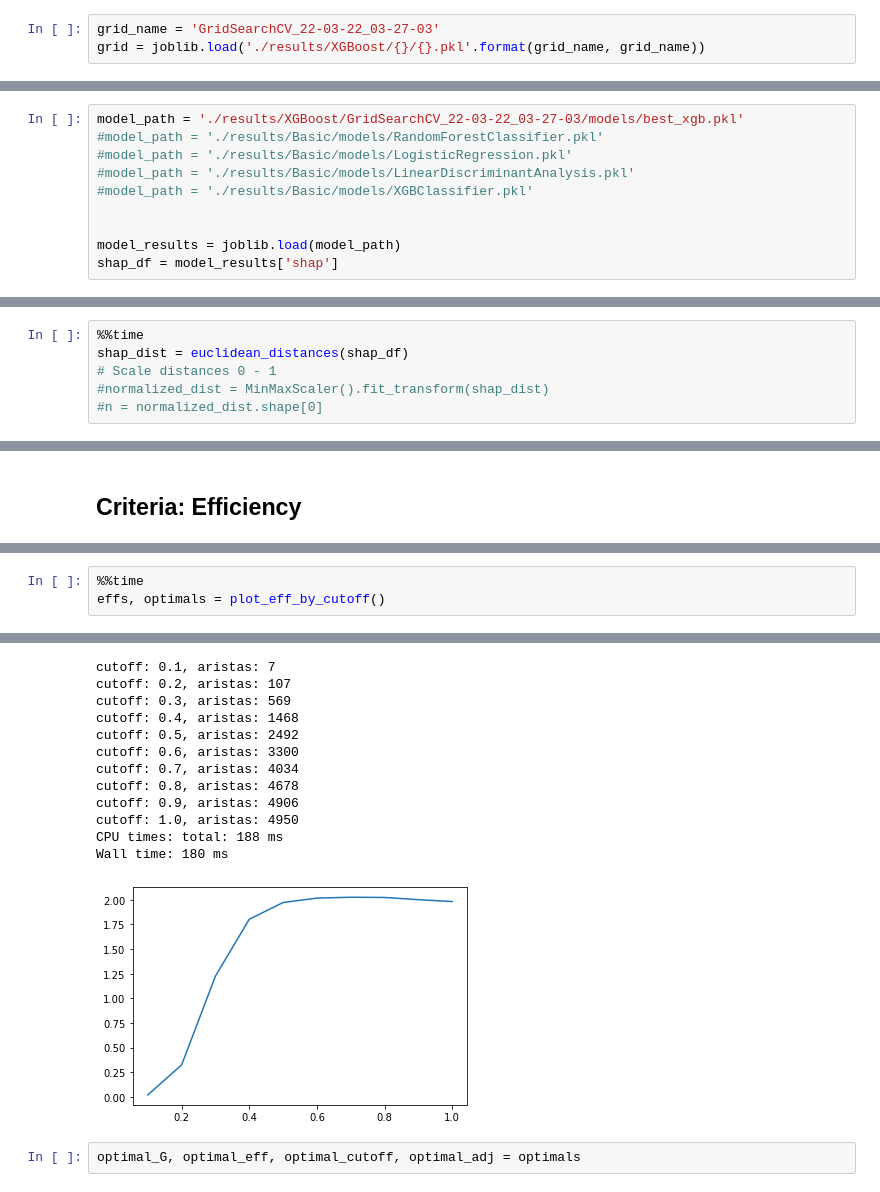
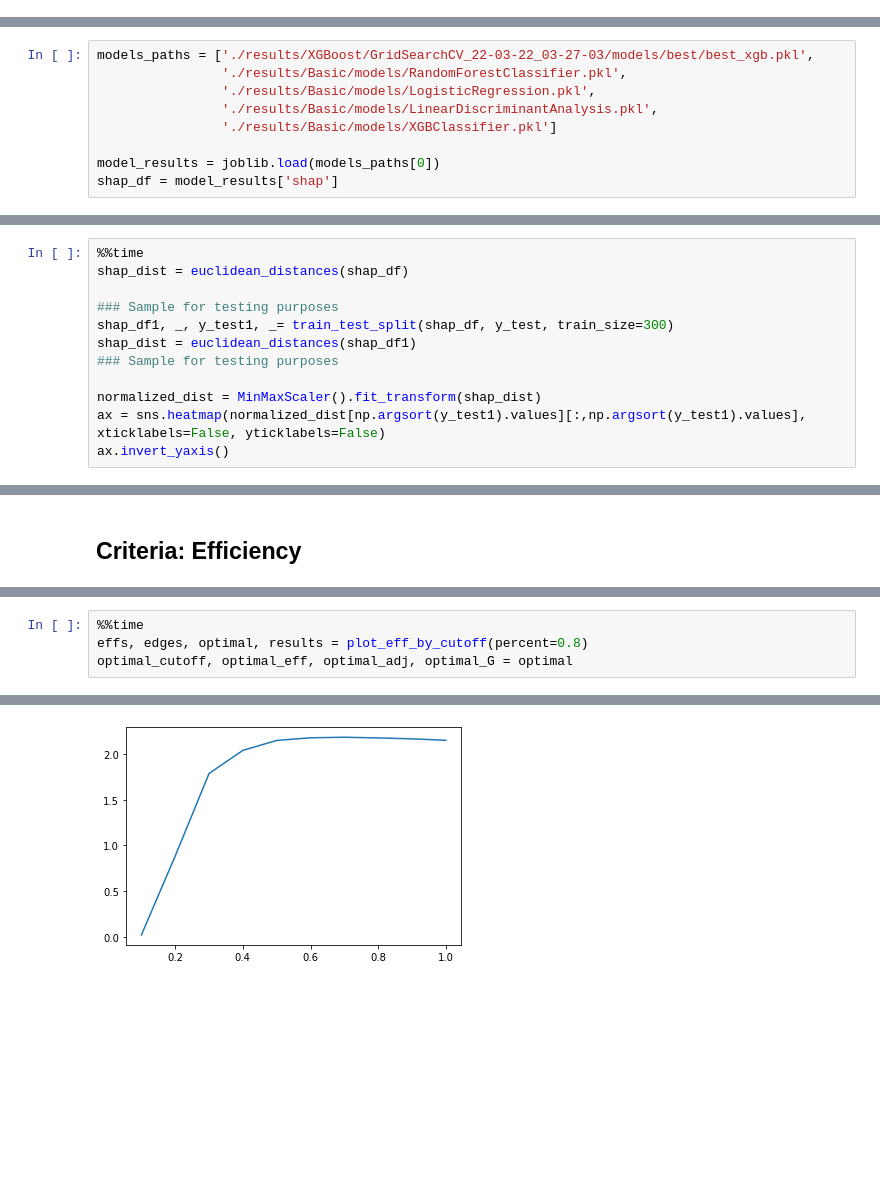
Before and after one commit to AzaelCC/Credit-Risk-Explainable-ML, a Jupyter notebook: src/ECAI_ExplainabilityAnalysis.ipynb, the cells around one changed output, grey strips where cells are left out. Cells and saved outputs as stored; diff of their text form; blank space fills up the shorter version.

```diff
--- a/src/ECAI_ExplainabilityAnalysis.ipynb
+++ b/src/ECAI_ExplainabilityAnalysis.ipynb
@@ -24,6 +25,3 @@ y = dataset.loc[:, 'status']
 
 # Split
 X_train, X_test, y_train, y_test = train_test_split(X, y, test_size=.2, random_state=seed, stratify=y)
-# %%
-grid_name = 'GridSearchCV_22-03-22_03-27-03'
-grid = joblib.load('./results/XGBoost/{}/{}.pkl'.format(grid_name, grid_name))
@@ -32,12 +28,11 @@ pandas.Int64Index is deprecated and will be removed from pandas in a future vers
 # %%
-model_path = './results/XGBoost/GridSearchCV_22-03-22_03-27-03/models/best_xgb.pkl'
-#model_path = './results/Basic/models/RandomForestClassifier.pkl'
-#model_path = './results/Basic/models/LogisticRegression.pkl'
-#model_path = './results/Basic/models/LinearDiscriminantAnalysis.pkl'
-#model_path = './results/Basic/models/XGBClassifier.pkl'
+models_paths = ['./results/XGBoost/GridSearchCV_22-03-22_03-27-03/models/best/best_xgb.pkl',
+                './results/Basic/models/RandomForestClassifier.pkl',
+                './results/Basic/models/LogisticRegression.pkl',
+                './results/Basic/models/LinearDiscriminantAnalysis.pkl',
+                './results/Basic/models/XGBClassifier.pkl']
 
-
-model_results = joblib.load(model_path)
+model_results = joblib.load(models_paths[0])
 shap_df = model_results['shap']
 # %% [markdown]
 ## Graph representation
@@ -50,7 +45,13 @@ import seaborn as sns
 # %%
 %%time
 shap_dist = euclidean_distances(shap_df)
-# Scale distances 0 - 1
-#normalized_dist = MinMaxScaler().fit_transform(shap_dist)
-#n = normalized_dist.shape[0]
+
+### Sample for testing purposes
+shap_df1, _, y_test1, _= train_test_split(shap_df, y_test, train_size=300)
+shap_dist = euclidean_distances(shap_df1)
+### Sample for testing purposes
+
+normalized_dist = MinMaxScaler().fit_transform(shap_dist)
+ax = sns.heatmap(normalized_dist[np.argsort(y_test1).values][:,np.argsort(y_test1).values], xticklabels=False, yticklabels=False)
+ax.invert_yaxis()
 # %% [output]
@@ -174,4 +153,5 @@ effs
 # %%
 %%time
-effs, optimals = plot_eff_by_cutoff()
+effs, edges, optimal, results = plot_eff_by_cutoff(percent=0.8)
+optimal_cutoff, optimal_eff, optimal_adj, optimal_G = optimal
 # %% [output]
@@ -180,15 +161 @@ divide by zero encountered in true_divide
-cutoff: 0.1, aristas: 7
-cutoff: 0.2, aristas: 107
-cutoff: 0.3, aristas: 569
-cutoff: 0.4, aristas: 1468
-cutoff: 0.5, aristas: 2492
-cutoff: 0.6, aristas: 3300
-cutoff: 0.7, aristas: 4034
-cutoff: 0.8, aristas: 4678
-cutoff: 0.9, aristas: 4906
-cutoff: 1.0, aristas: 4950
-CPU times: total: 188 ms
-Wall time: 180 ms
-[figure, old version]
+[figure, new version]
-# %%
-optimal_G, optimal_eff, optimal_cutoff, optimal_adj = optimals
```
Also changed, not shown: parts of 14 cells of this notebook.
